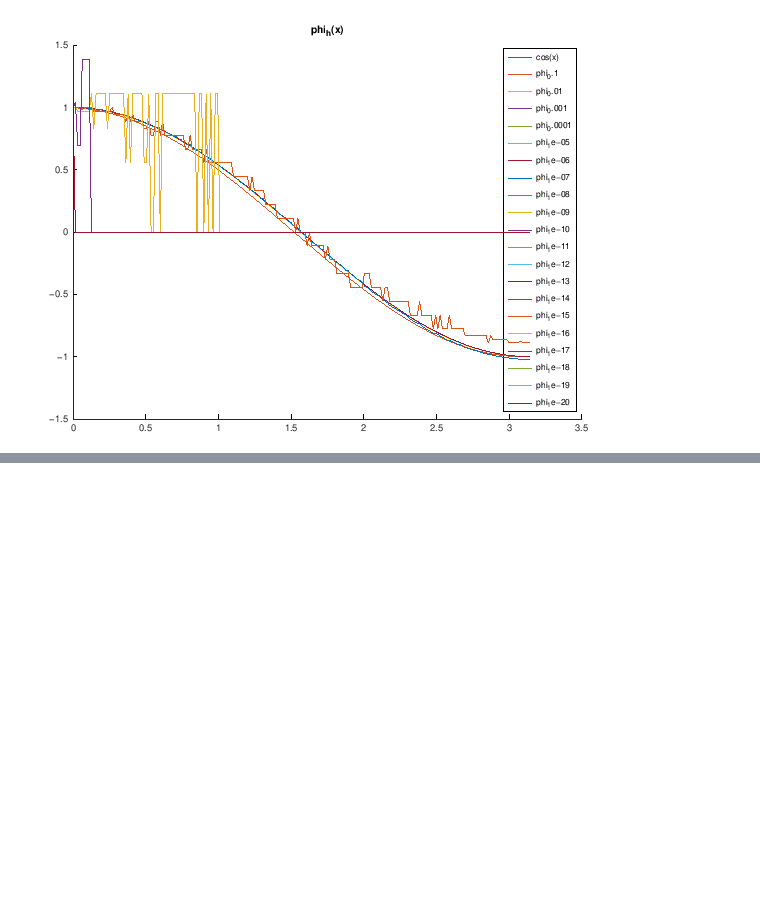
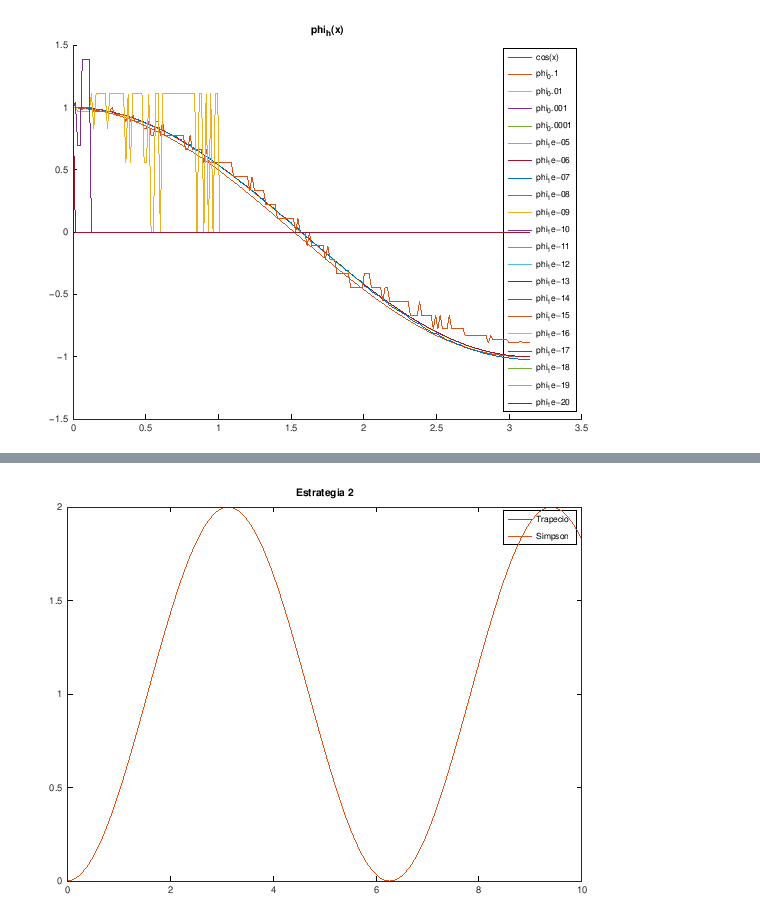
Before and after one commit to alonct/CN1V-practicas-octave, a Jupyter notebook: Práctica_5.ipynb, the cells around one changed output, grey strips where cells are left out. Saved outputs shown, nothing was run; the diff lists cells and outputs as text; code cells hidden in the pictures; blank space fills up the shorter version.

Commit message:
Estrategia 2

```diff
--- a/Práctica_5.ipynb
+++ b/Práctica_5.ipynb
@@ -185,0 +211,26 @@ plot(x, integral)
+# %%
+%% Estrategia de aproximación 2
+
+for i=1:length(x)-1
+    sumando_trap(i) = trapecio(f, x(i), x(i+1), subintervalos);
+    sumando_simp(i) = simpson(f, x(i), x(i+1), subintervalos);
+endfor
+sumando_trap(length(x)) = 0;
+sumando_simp(length(x)) = 0;
+
+function ret = sumatorio(x)
+    suma = 0;
+    for j=1:length(x)
+        suma = suma + x(j);
+        total(j) = suma;
+    endfor
+    ret = total;
+endfunction
+
+figure(1)
+plot(x, sumatorio(sumando_trap), ';Trapecio;')
+hold on
+plot(x, sumatorio(sumando_simp), ';Simpson;')
+title('Estrategia 2')
+# %% [output]
+[figure, added]
```
Also changed, not shown: parts of 6 cells of this notebook.
